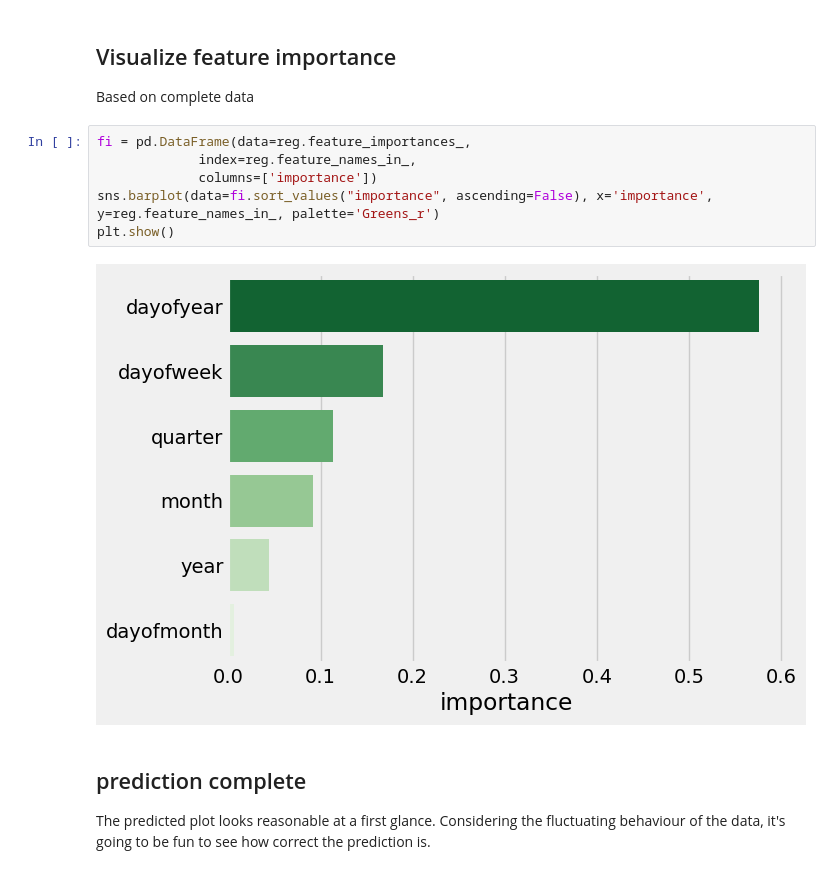
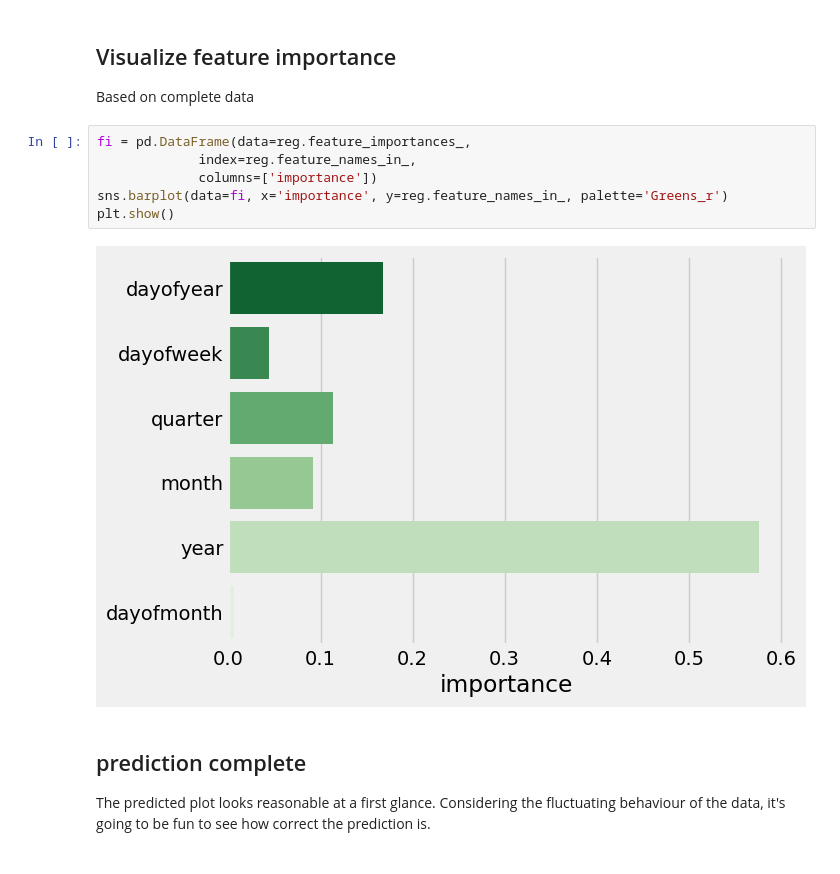
Before and after one commit to KasperLindm/Music-streaming, a Jupyter notebook: music-streaming.ipynb, the cells around one changed output. Saved outputs shown, nothing was run; the diff lists cells and outputs as text.

Commit message:
updated feature importance sorting

```diff
--- a/music-streaming.ipynb
+++ b/music-streaming.ipynb
@@ -811,11 +811,11 @@ Based on complete data
 # %%
 fi = pd.DataFrame(data=reg.feature_importances_,
              index=reg.feature_names_in_,
              columns=['importance'])
-sns.barplot(data=fi.sort_values("importance", ascending=False), x='importance', y=reg.feature_names_in_, palette='Greens_r')
+sns.barplot(data=fi, x='importance', y=reg.feature_names_in_, palette='Greens_r')
 plt.show()
 # %% [output]
-[figure, old version]
+[figure, new version]
 # %% [markdown]
 ## prediction complete
 
```
Also changed, not shown: parts of 6 cells of this notebook.
